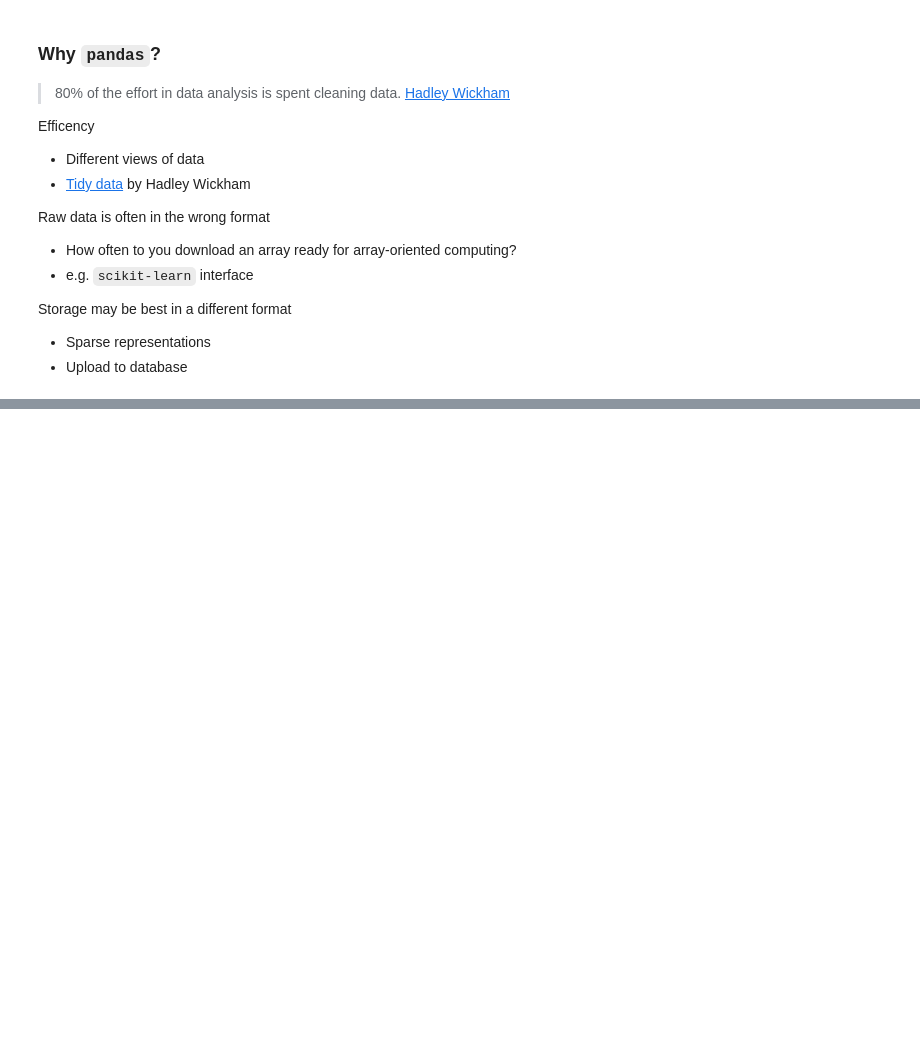
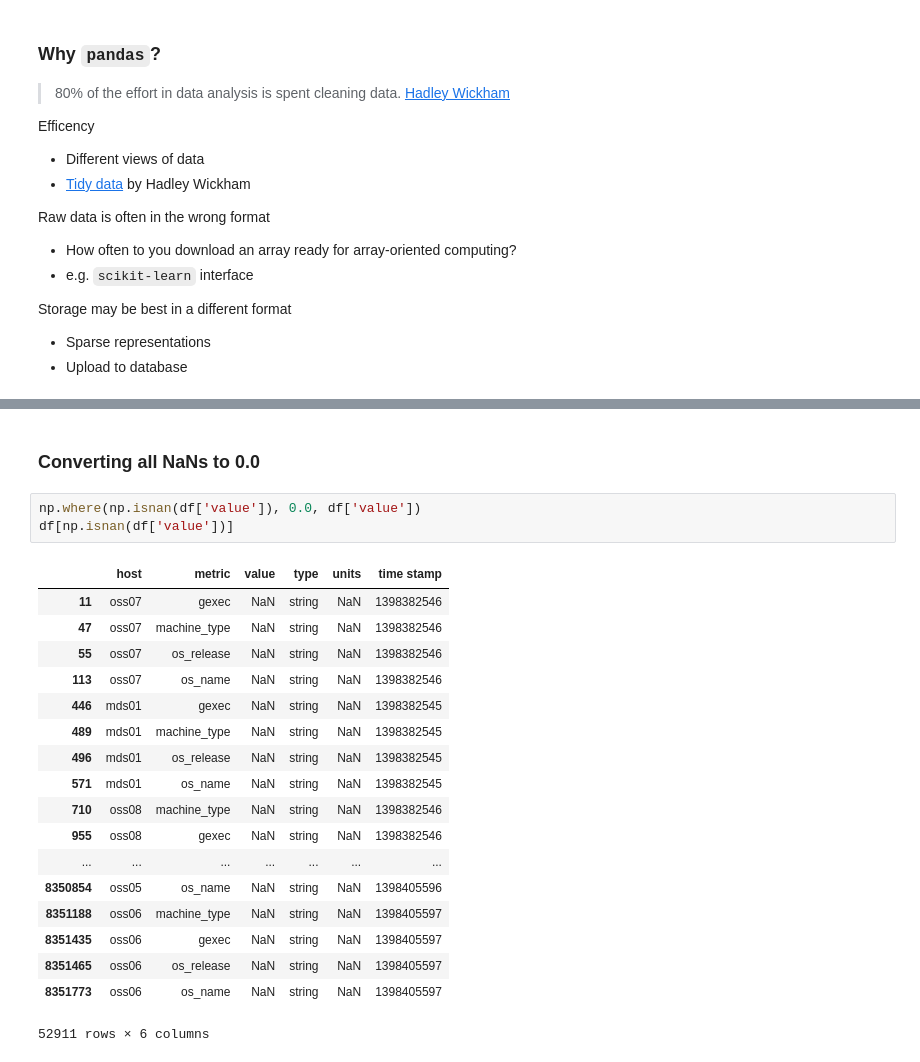
Before and after one commit to colinsongf/xsede_2015, a Jupyter notebook: 04a_exploratory_pandas.ipynb, the cells around one changed output, grey strips where cells are left out. Cells and saved outputs as stored; diff of their text form; blank space fills up the shorter version.

```diff
--- a/04a_exploratory_pandas.ipynb
+++ b/04a_exploratory_pandas.ipynb
@@ -91,0 +194,24 @@ statfs = df[df['metric'].str.contains('statfs')]
+# %% [markdown]
+### Converting all NaNs to 0.0
+# %%
+np.where(np.isnan(df['value']), 0.0, df['value'])
+df[np.isnan(df['value'])]
+# %% [output]
+|  | host | metric | value | type | units | time stamp |
+| 11 | oss07 | gexec | NaN | string | NaN | 1398382546 |
+| 47 | oss07 | machine_type | NaN | string | NaN | 1398382546 |
+| 55 | oss07 | os_release | NaN | string | NaN | 1398382546 |
+| 113 | oss07 | os_name | NaN | string | NaN | 1398382546 |
+| 446 | mds01 | gexec | NaN | string | NaN | 1398382545 |
+| 489 | mds01 | machine_type | NaN | string | NaN | 1398382545 |
+| 496 | mds01 | os_release | NaN | string | NaN | 1398382545 |
+| 571 | mds01 | os_name | NaN | string | NaN | 1398382545 |
+| 710 | oss08 | machine_type | NaN | string | NaN | 1398382546 |
+| 955 | oss08 | gexec | NaN | string | NaN | 1398382546 |
+| ... | ... | ... | ... | ... | ... | ... |
+| 8350854 | oss05 | os_name | NaN | string | NaN | 1398405596 |
+| 8351188 | oss06 | machine_type | NaN | string | NaN | 1398405597 |
+| 8351435 | oss06 | gexec | NaN | string | NaN | 1398405597 |
+| 8351465 | oss06 | os_release | NaN | string | NaN | 1398405597 |
+| 8351773 | oss06 | os_name | NaN | string | NaN | 1398405597 |
+52911 rows × 6 columns
```
Also changed, not shown: parts of 27 cells of this notebook, 6 other files.
